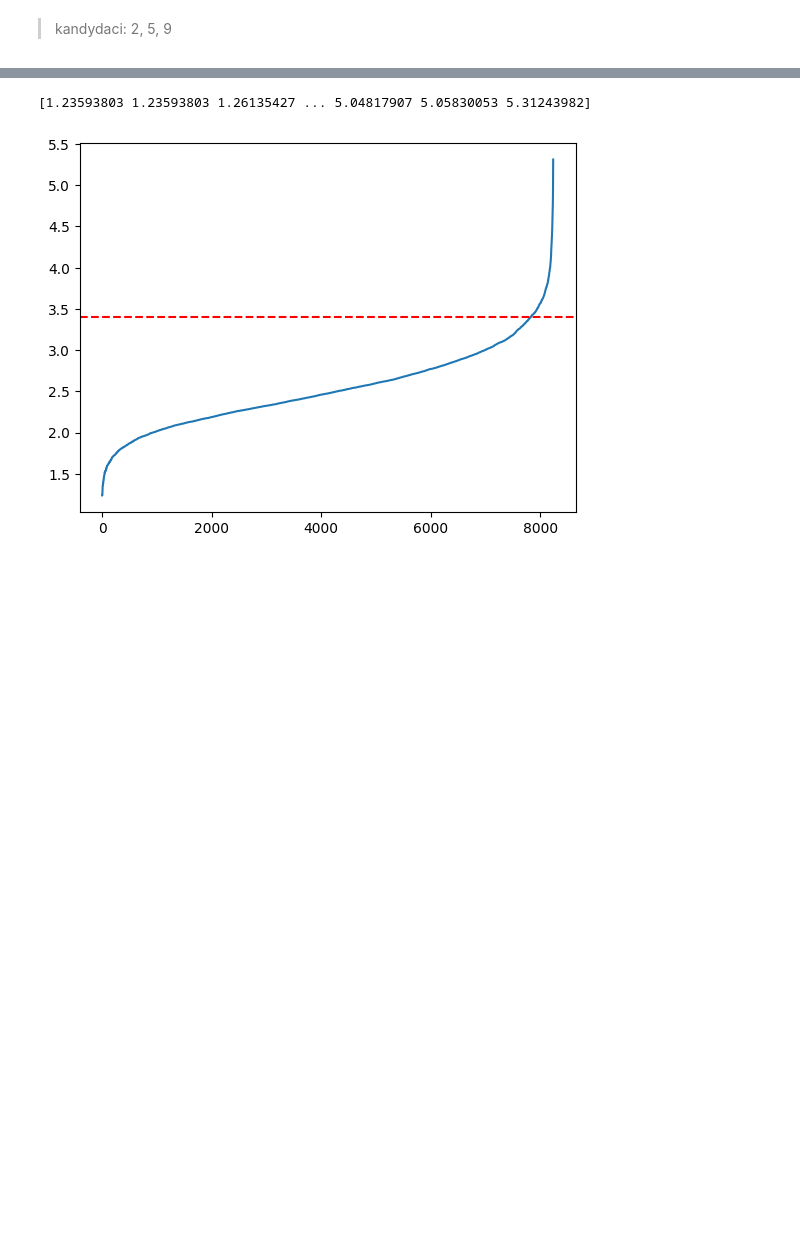
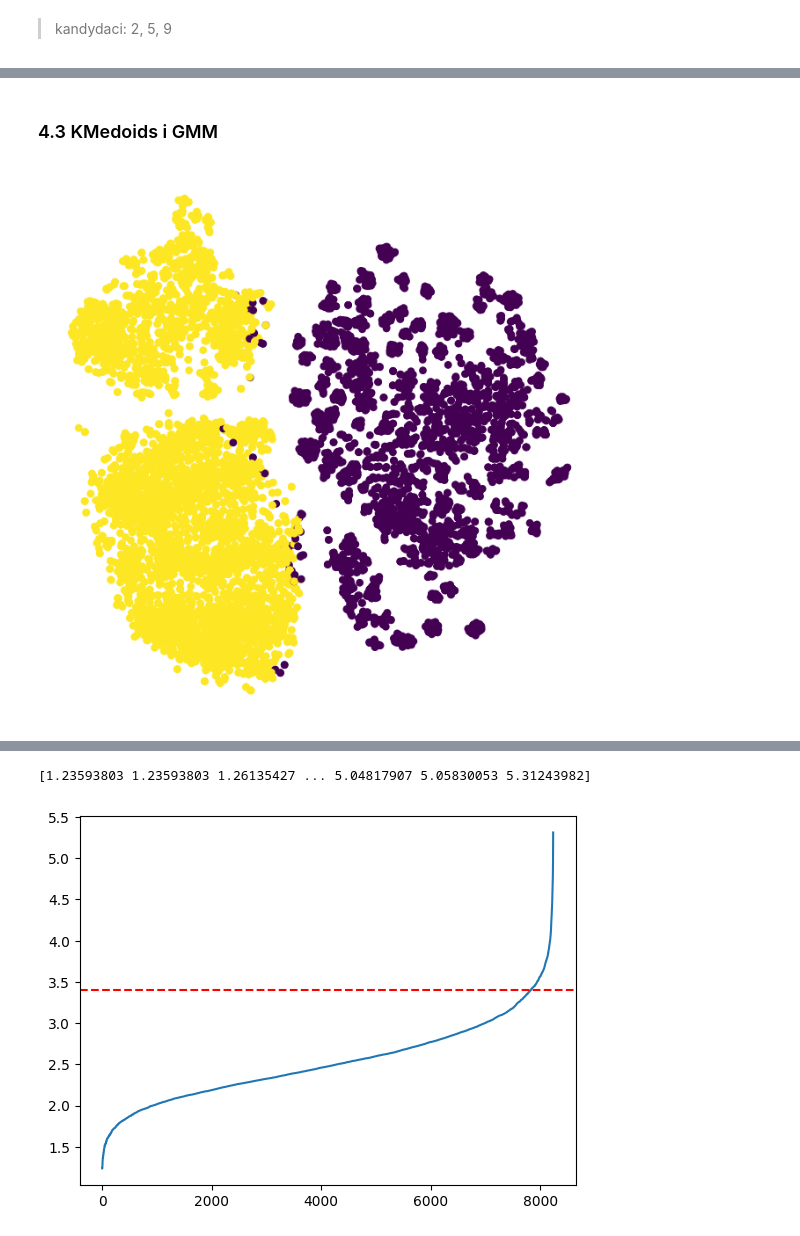
Before and after one commit to DeptuchMateusz/Human-activity-recognition-using-smartphones-clustering, a Jupyter notebook: Preprocessing/prep.ipynb, the cells around one changed output, grey strips where cells are left out. Saved outputs shown, nothing was run; the diff lists cells and outputs as text; code cells hidden in the pictures; blank space fills up the shorter version.

```diff
--- a/Preprocessing/prep.ipynb
+++ b/Preprocessing/prep.ipynb
@@ -313,0 +312,2 @@ pd.DataFrame(y_kmeans).value_counts().plot(kind='bar')
+# %% [markdown]
+### 4.3 KMedoids i GMM
@@ -313,0 +316,7 @@ pd.DataFrame(y_kmeans).value_counts().plot(kind='bar')
+# %%
+kmedoids = KMedoids(n_clusters=2, random_state=0)
+kmedoids.fit(data)
+y_kmedoids = kmedoids.predict(data)
+plot_scatter(data_tsne, y_kmedoids)
+# %% [output]
+[figure, added]
```
Also changed, not shown: parts of 49 cells of this notebook.
